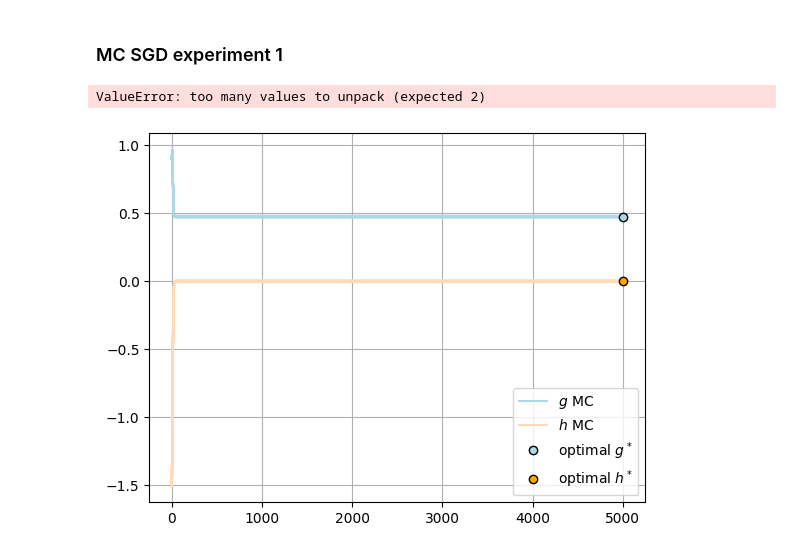
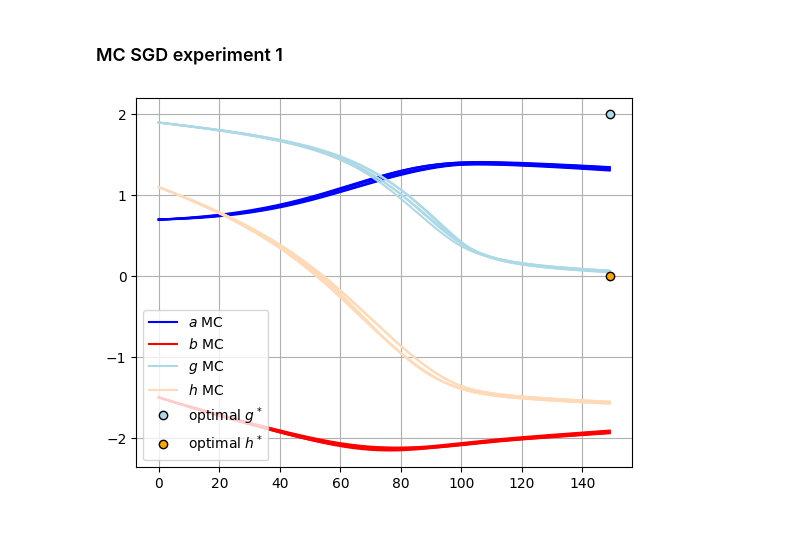
Before and after one commit to BandGapAI/gan-1d-least-squares, a Jupyter notebook: numerical_simulation.ipynb, the cells around one changed output. Cells and saved outputs as stored; diff of their text form; code cells hidden in the pictures.

```diff
--- a/numerical_simulation.ipynb
+++ b/numerical_simulation.ipynb
@@ -89,7 +89,7 @@ def run_SGD(config_gan, config_sgd, x, z):
   h_path += [val[3] for val in path]
   return a_path, b_path, g_path, h_path
 # %%
-def run_SGD_batch(config_gan, config_sgd, n_runs=25, n_samples=1_000):
+def run_SGD_batch(config_gan, config_sgd, n_runs=5, n_samples=1_000):
   a_paths = []
   b_paths = []
   g_paths = []
@@ -109,6 +109,10 @@ def plot_and_save_mat(config_gan, config_sgd, a_paths, b_paths, g_paths, h_paths
     fig, _ = plt.subplots()
     plt.grid(True)
 
+    plt.plot(np.array(a_paths).transpose(), color='blue')
+    plt.plot([], [], label='$a$ MC', color='blue')
+    plt.plot(np.array(b_paths).transpose(), color='red')
+    plt.plot([], [], label='$b$ MC', color='red')
     plt.plot(np.array(g_paths).transpose(), color='lightblue')
     plt.plot([], [], label='$g$ MC', color='lightblue')
     plt.plot(np.array(h_paths).transpose(), color='peachpuff')
@@ -119,9 +123,9 @@ def plot_and_save_mat(config_gan, config_sgd, a_paths, b_paths, g_paths, h_paths
     plt.plot(n_steps, 0, marker='o', linestyle='None',
              label='optimal $h^*$', color='orange', markeredgecolor='black')
     plt.legend()
-    ofname = f'python_gh_test_case_c_{config_gan["c"]}_g_{config_sgd["g_initial"]}_h{config_sgd["h_initial"]}'
-    fig.savefig(os.path.join('content', ofname + '.pdf'), format='pdf')
-    savemat(os.path.join('content', ofname + '.mat'), {'g_paths': g_paths, 'h_paths': h_paths})
+    #ofname = f'python_gh_test_case_c_{config_gan["c"]}_g_{config_sgd["g_initial"]}_h{config_sgd["h_initial"]}'
+    #fig.savefig(os.path.join('content', ofname + '.pdf'), format='pdf')
+    #savemat(os.path.join('content', ofname + '.mat'), {'g_paths': g_paths, 'h_paths': h_paths})
     plt.show()
 # %% [markdown]
 ## Test case implementation
@@ -129,23 +133,23 @@ def plot_and_save_mat(config_gan, config_sgd, a_paths, b_paths, g_paths, h_paths
 ### MC SGD experiment 1
 # %%
 config_gan = {
-    "c": 2.1
+    "c": 0.5
 }
 config_sgd = {
-    "a_initial": 0.1,
-    "b_initial": 0.1,
-    "g_initial": 0.9,
-    "h_initial": -1.5,
-    "n_steps": 50
+    "a_initial": 0.7,
+    "b_initial": -1.5,
+    "g_initial": 1.9,
+    "h_initial": 1.1,
+    "n_steps": 150
 }
 # %%
 a_paths, b_paths, g_paths, h_paths = run_SGD_batch(config_gan=config_gan, config_sgd=config_sgd)
-# %% [output]
-ValueError: too many values to unpack (expected 2)
 # %%
-plot_comparison_and_save_mat(config_gan=config_gan,
-                             config_sgd=config_sgd,
-                             g_paths=g_paths,
-                             h_paths=h_paths)
+plot_and_save_mat(config_gan=config_gan,
+                  config_sgd=config_sgd,
+                  a_paths=a_paths,
+                  b_paths=b_paths,
+                  g_paths=g_paths,
+                  h_paths=h_paths)
 # %% [output]
-[figure, old version]
+[figure, new version]
```
Also changed, not shown: 1 other file.
